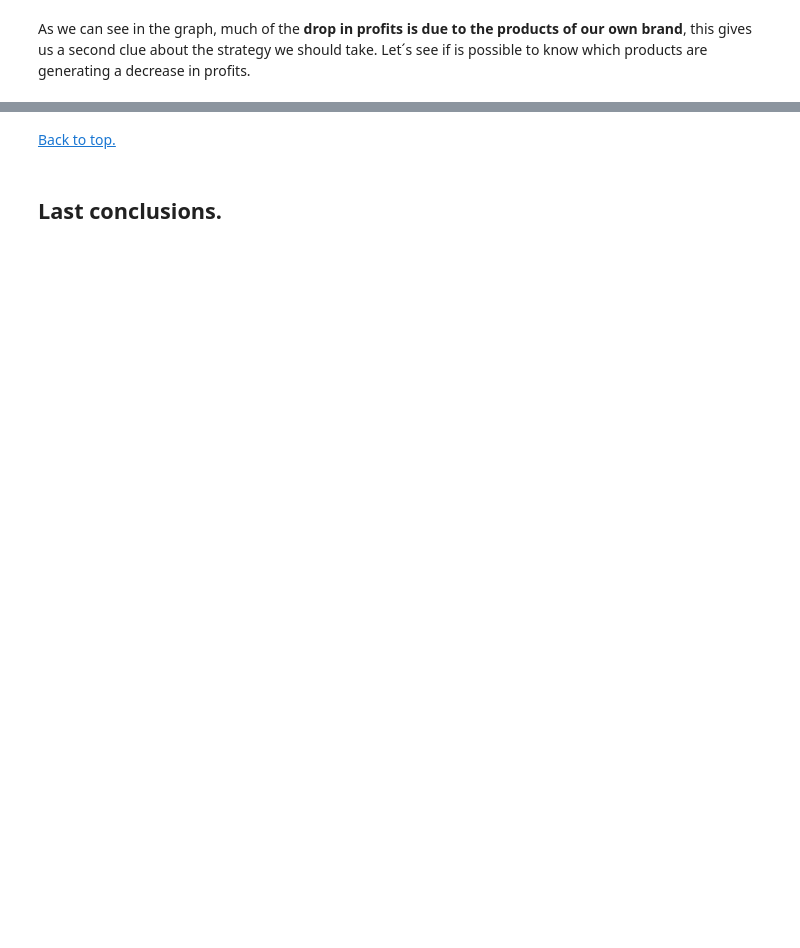
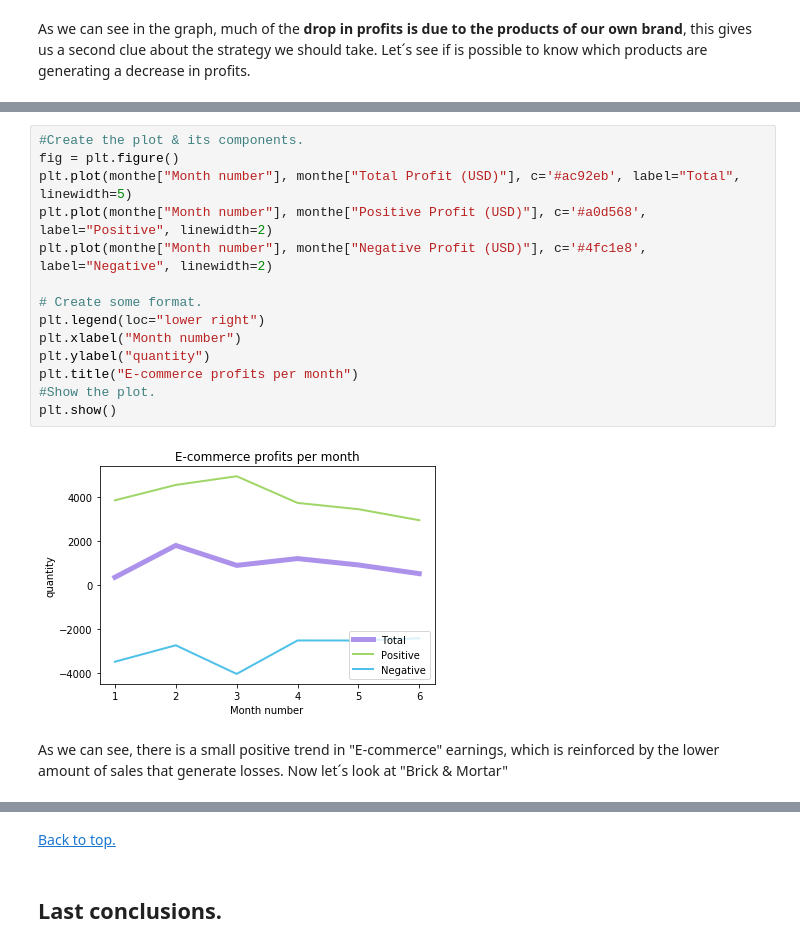
Before and after one commit to isashi04/Sales-Insights, a Jupyter notebook: Sales Insights.ipynb, the cells around one changed output, grey strips where cells are left out. Drawn from its saved outputs; the diff is of its cells as text; blank space fills up the shorter version.

```diff
--- a/Sales Insights.ipynb
+++ b/Sales Insights.ipynb
@@ -643,0 +1191,18 @@ We have discovered an important fact, **a third of the products we are selling a
+# %%
+#Create the plot & its components.
+fig = plt.figure()
+plt.plot(monthe["Month number"], monthe["Total Profit (USD)"], c='#ac92eb', label="Total", linewidth=5)
+plt.plot(monthe["Month number"], monthe["Positive Profit (USD)"], c='#a0d568', label="Positive", linewidth=2)
+plt.plot(monthe["Month number"], monthe["Negative Profit (USD)"], c='#4fc1e8', label="Negative", linewidth=2)
+
+# Create some format.
+plt.legend(loc="lower right")
+plt.xlabel("Month number")
+plt.ylabel("quantity")
+plt.title("E-commerce profits per month")
+#Show the plot.
+plt.show()
+# %% [output]
+[figure, added]
+# %% [markdown]
+As we can see, there is a small positive trend in "E-commerce" earnings, which is reinforced by the lower amount of sales that generate losses. Now let´s look at "Brick & Mortar"
```
Also changed, not shown: parts of 89 cells of this notebook.
